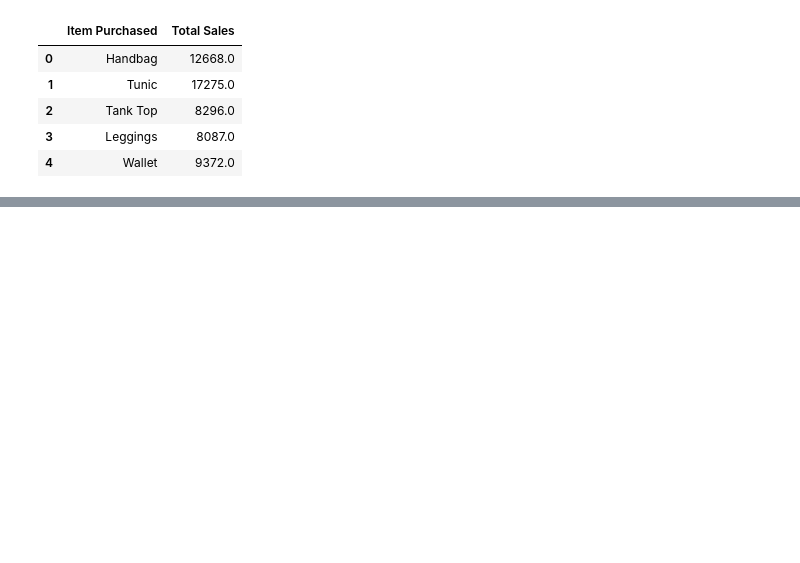
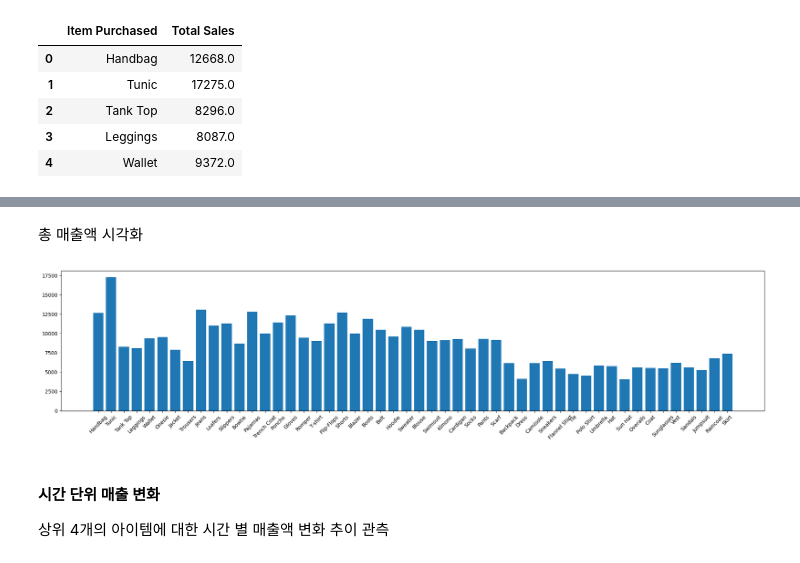
Before and after one commit to againeureka/datadrift_bhc, a Jupyter notebook: fashion_data_analysis.ipynb, the cells around one changed output, grey strips where cells are left out. Drawn from its saved outputs; the diff is of its cells as text; code cells hidden in the pictures; blank space fills up the shorter version.

```diff
--- a/fashion_data_analysis.ipynb
+++ b/fashion_data_analysis.ipynb
@@ -132,7 +208,3 @@ Date Purchase              0
 Review Rating            324
 Payment Method             0
 dtype: int64
-# %%
-tmp = df[df['Item Purchased'] == str('Handbag')]
-
-tmp
@@ -152,0 +211,3 @@ tmp
+# %%
+df.fillna(0, inplace=True)
+df.isnull().sum()
@@ -176,0 +272,14 @@ total_df.head()
+# %% [markdown]
+총 매출액 시각화
+# %%
+plt.figure(figsize=(25, 5))
+plt.bar(total_df['Item Purchased'], total_df['Total Sales'])
+plt.xticks(rotation=45)
+
+plt.show()
+# %% [output]
+[figure, added]
+# %% [markdown]
+#### 시간 단위 매출 변화
+
+상위 4개의 아이템에 대한 시간 별 매출액 변화 추이 관측
```
Also changed, not shown: parts of 25 cells of this notebook.
